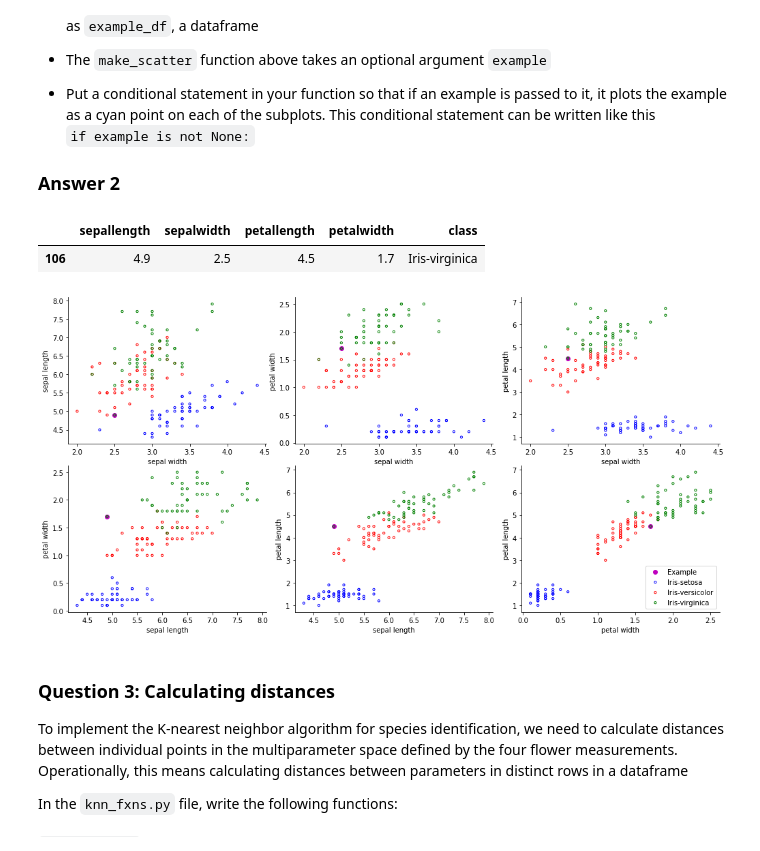
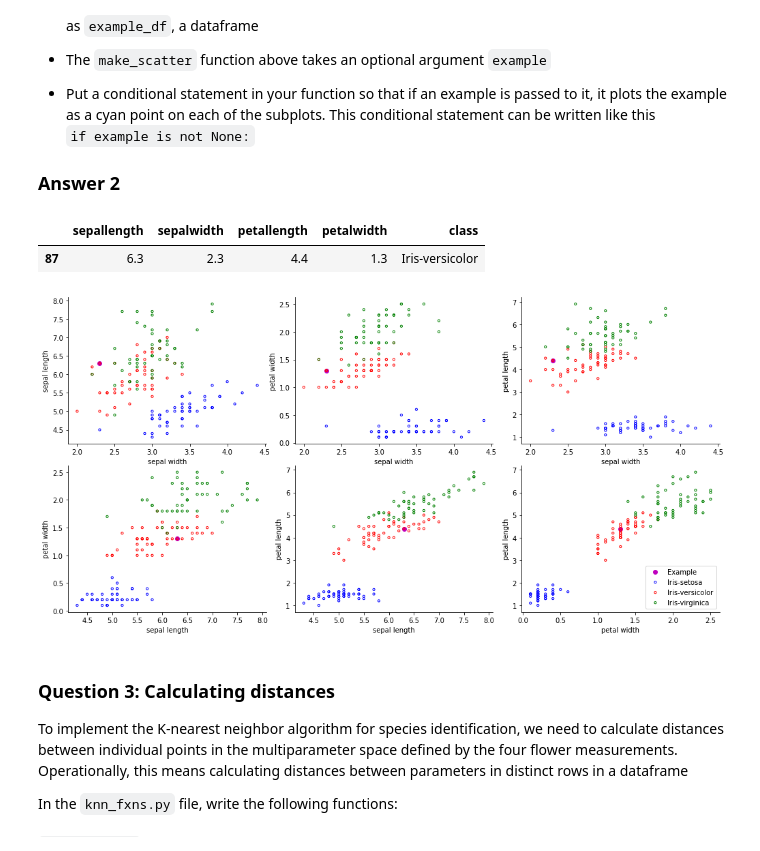
Before and after one commit to sophiebaur/bds311_hw09, a Jupyter notebook: hw09_baur.ipynb, the cells around one changed output. Drawn from its saved outputs; the diff is of its cells as text; code cells hidden in the pictures.

```diff
--- a/hw09_baur.ipynb
+++ b/hw09_baur.ipynb
@@ -121,12 +121,6 @@ make_scatter(df)
 example_df=df.sample(n=1)
 
 def make_scatter(df,example=None,k=None):
-    '''
-    Input: df, iris Pandas data frame
-    Optional input: example,data frame to plot as point on scatter plots
-    Optional input: k, number of closest points to mark
-    Makes six scatter plots for each unique pair of parameters
-    '''
     species=['Iris-setosa','Iris-versicolor','Iris-virginica']
     colors=['b','r','g']
     rows=2
@@ -157,35 +151,35 @@ def make_scatter(df,example=None,k=None):
                 ax[row,col].set_ylabel('petal length',fontsize=10)
             elif(count==4):
                 x=df.sepallength
                 y=df.petalwidth
                 ax[row,col].set_xlabel('sepal length',fontsize=10)
                 ax[row,col].set_ylabel('petal width',fontsize=10)
             elif(count==5):
                 x=df.sepallength
                 y=df.petallength
                 ax[row,col].set_xlabel('sepal length',fontsize=10)
                 ax[row,col].set_ylabel('petal length',fontsize=10)
             else:
                 x=df.petalwidth
                 y=df.petallength
                 ax[row,col].set_xlabel('petal width',fontsize=10)
                 ax[row,col].set_ylabel('petal length',fontsize=10)
             count+=1
             if example is not None:
                 ax[row,col].scatter([example[x.name]],[example[y.name]],color='m',label="Example")
             for i in np.arange(len(species)):
                 curr=species[i]
                 ax[row,col].scatter(x[df['class']==curr],y[df['class']==curr],s=10,
                                facecolors='NONE',edgecolors=colors[i],label=curr)
                 if count==7:
                     ax[row,col].legend(loc='lower right')
 
 make_scatter(df,example_df)
 example_df
 # %% [output]
 |  | sepallength | sepalwidth | petallength | petalwidth | class |
-| 106 | 4.9 | 2.5 | 4.5 | 1.7 | Iris-virginica |
+| 87 | 6.3 | 2.3 | 4.4 | 1.3 | Iris-versicolor |
-[figure, old version]
+[figure, new version]
 # %% [markdown]
 ### Question 3: Calculating distances
 
```
Also changed, not shown: parts of 12 cells of this notebook.
